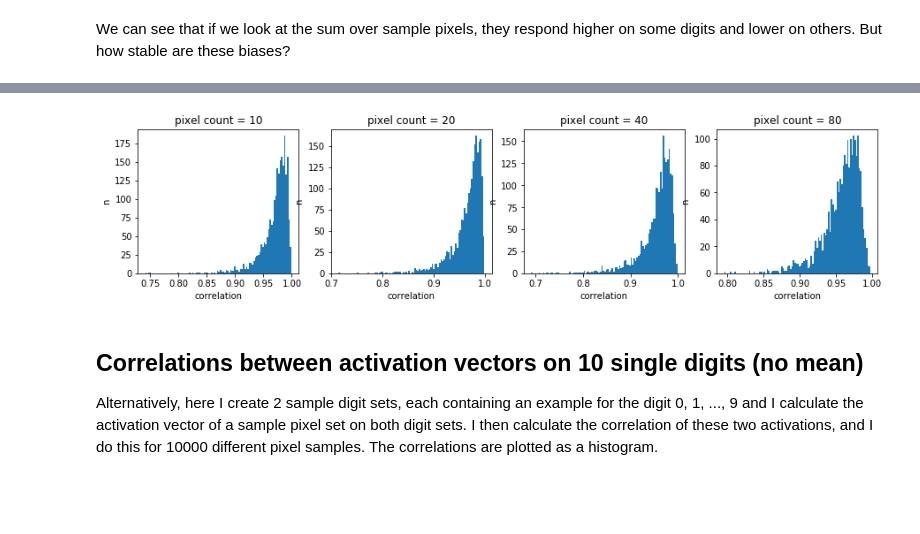
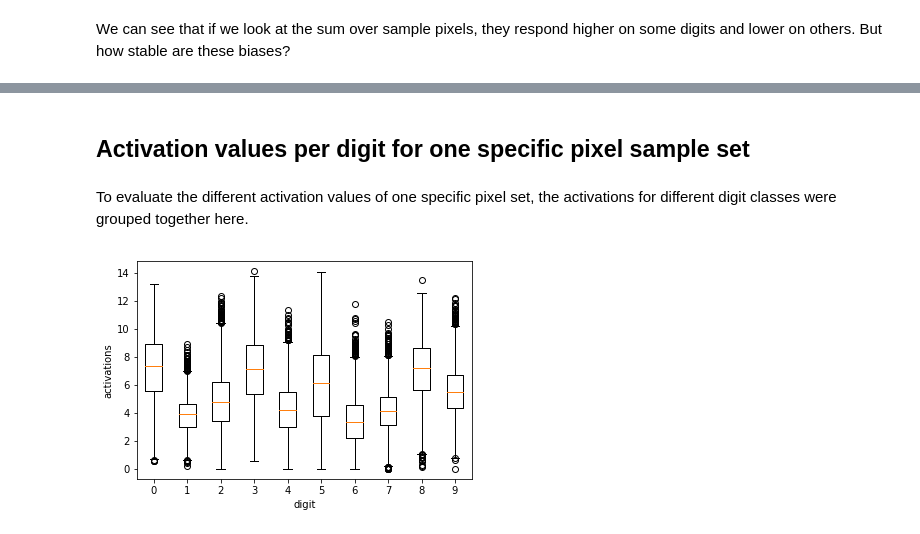
Before and after one commit to n0c1urne/mnist-nest, a Jupyter notebook: 1 - correlations/Correlations in pixel samples from MNIST digits.ipynb, the cells around one changed output, grey strips where cells are left out. Cells and saved outputs as stored; diff of their text form; code cells hidden in the pictures; blank space fills up the shorter version.

```diff
--- a/1 - correlations/Correlations in pixel samples from MNIST digits.ipynb
+++ b/1 - correlations/Correlations in pixel samples from MNIST digits.ipynb
@@ -147,15 +84,4 @@ correlations = list(map(collect_correlations, pixel_counts))
-# %%
-plt.figure(figsize=(15,3))
-
-for i, pixel_count in enumerate(pixel_counts):
-    ax = plt.subplot(1,4,i+1)
-    ax.set_title("pixel count = "+str(pixel_count))
-    ax.hist(correlations[i], bins=100)
-    ax.set_xlabel('correlation')
-    ax.set_ylabel('n')
-# %% [output]
-[figure, removed]
-# %% [markdown]
-## Correlations between activation vectors on 10 single digits (no mean)
-
-Alternatively, here I create 2 sample digit sets, each containing an example for the digit 0, 1, ..., 9 and I calculate the activation vector of a sample pixel set on both digit sets. I then calculate the correlation of these two activations, and I do this for 10000 different pixel samples. The correlations are plotted as a histogram.
+# %% [markdown]
+## Activation values per digit for one specific pixel sample set
+# %% [markdown]
+To evaluate the different activation values of one specific pixel set, the activations for different digit classes were grouped together here.
@@ -161,0 +92,7 @@ Alternatively, here I create 2 sample digit sets, each containing an example for
+# %%
+plt.boxplot(activations_per_digit, labels=list(range(10)))
+plt.xlabel('digit')
+plt.ylabel('activations')
+None
+# %% [output]
+[figure, added]
```
Also changed, not shown: parts of 15 cells of this notebook.
